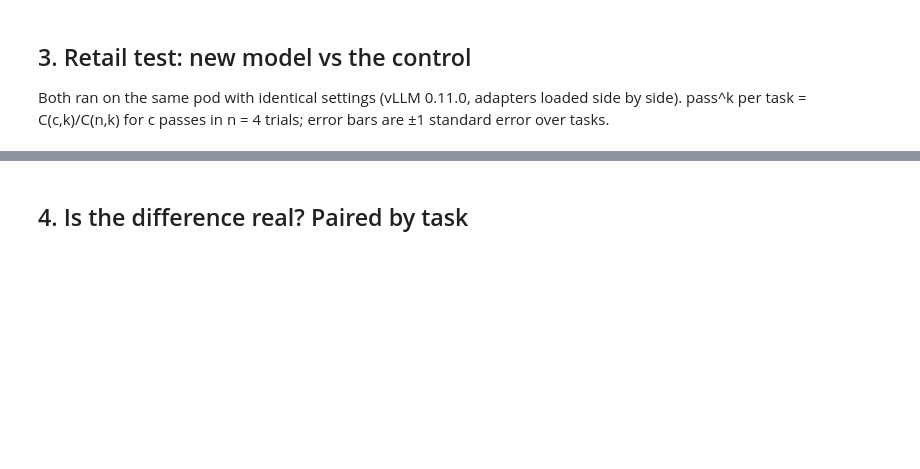
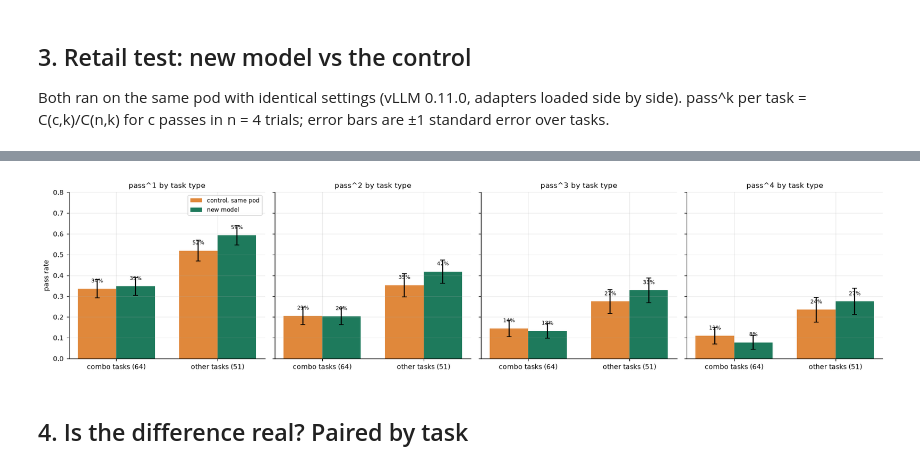
Before and after one commit to teacher57/qwen3-14b-tau-train, a Jupyter notebook: notebooks/distillation_experiment.ipynb, the cells around one changed output, grey strips where cells are left out. Cells and saved outputs as stored; diff of their text form; code cells hidden in the pictures; blank space fills up the shorter version.

```diff
--- a/notebooks/distillation_experiment.ipynb
+++ b/notebooks/distillation_experiment.ipynb
@@ -171,3 +159,21 @@ fig.show()
+# %%
+fig, ax = plt.subplots(1, 4, figsize=(16, 3.8), sharey=True)
+labels = [f"combo tasks ({len(COMBO)})", f"other tasks ({len(TASKS) - len(COMBO)})"]
+for ci, k in enumerate((1, 2, 3, 4)):
+    for j, (name, color, d) in enumerate((("control, same pod", C_CTL, CTL), ("new model", C_NEW, NEW))):
+        ms, es = [], []
+        for keep in (lambda t: t in COMBO, lambda t: t not in COMBO):
+            m, se = mean_se(per_task({t: x for t, x in d.items() if keep(t)}, k).values())
+            ms.append(m); es.append(se)
+        xs = np.arange(2) + (j - 0.5) * 0.38
+        ax[ci].bar(xs, ms, 0.38, yerr=es, capsize=3, color=color, label=name)
+        for x, m in zip(xs, ms):
+            ax[ci].text(x, m + 0.03, f"{m:.0%}", ha="center", fontsize=7)
+    ax[ci].set_xticks(range(2)); ax[ci].set_xticklabels(labels); ax[ci].set_ylim(0, 0.8); ax[ci].set_title(f"pass^{k} by task type")
+ax[0].legend(); ax[0].set_ylabel("pass rate")
+plt.tight_layout(); plt.show()
+# %% [output]
+[figure, added]
 # %% [markdown]
 ## 4. Is the difference real? Paired by task
 # %%
```
Also changed, not shown: parts of 12 cells of this notebook, 2 other files.
